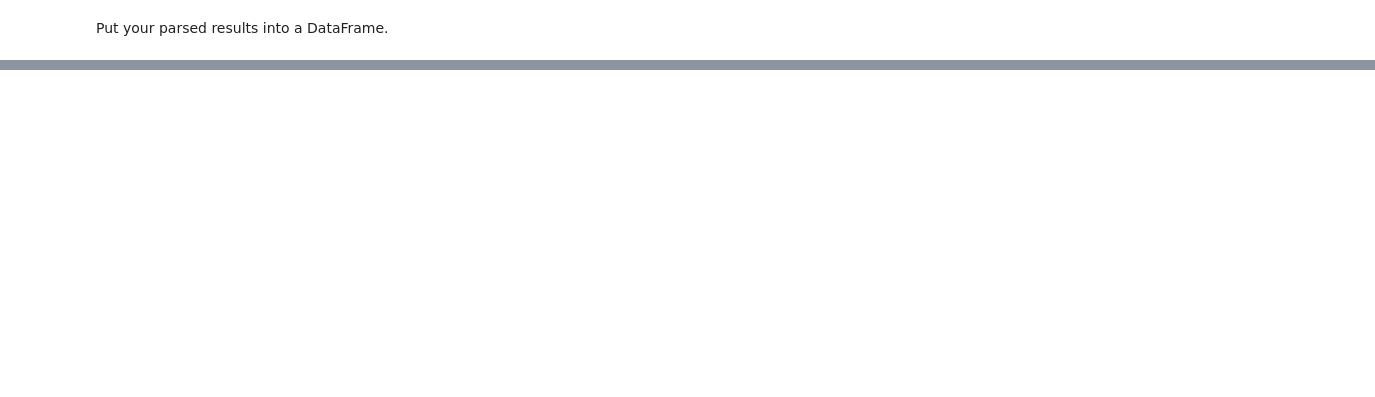
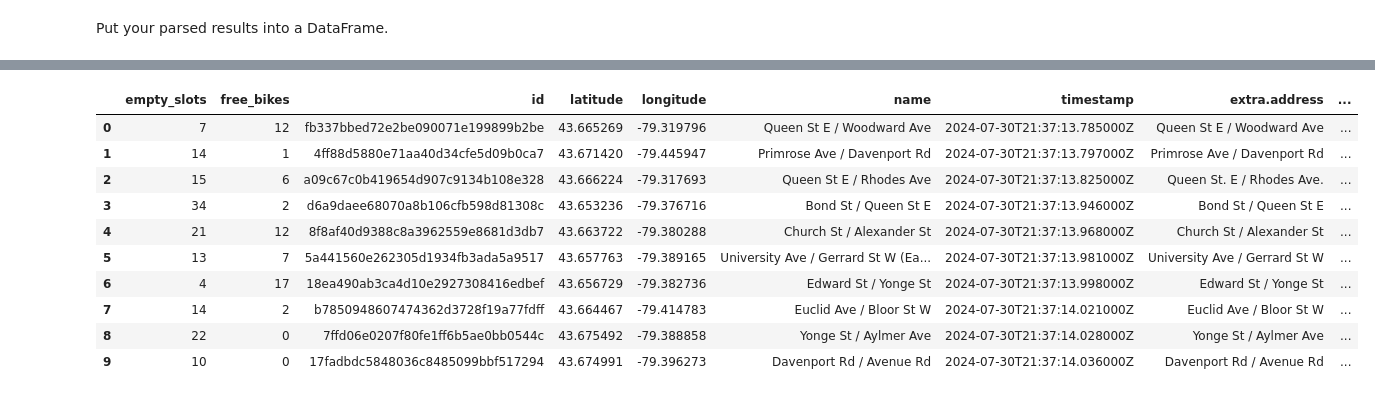
Before and after one commit to tjjdoherty/python-statistical-modelling, a Jupyter notebook: notebooks/city_bikes.ipynb, the cells around one changed output, grey strips where cells are left out. Saved outputs shown, nothing was run; the diff lists cells and outputs as text; code cells hidden in the pictures; blank space fills up the shorter version.

Commit message:
pulled Toronto bike stations df
I have a pd dataframe for the Toronto Bike Share ready to coincide with the Foursquare API in the next step

```diff
--- a/notebooks/city_bikes.ipynb
+++ b/notebooks/city_bikes.ipynb
@@ -60,2 +58,13 @@ Error:
+# %%
+# we have the href for toronto /v2/networks/bixi-toronto and according to api documentation we make the call by adding fields ?field=list,of,fields
+
+href_toronto = "/v2/networks/bixi-toronto"
+
+response = requests.request('GET', url="https://api.citybik.es/v2/networks/bixi-toronto?fields=stations")
+data_stations = response.json()
+
+
+# NOTE: Current call was made at 5:30pm on Tuesday afternoon in late July
+# Excellent warm clear weather, after work dinner/drinks rush, excellent conditions for cycling downtown
 # %% [markdown]
 Put your parsed results into a DataFrame.
@@ -64,0 +71,15 @@ Error:
+# %%
+df_toronto_stations = pd.json_normalize(data_stations['network']['stations'])
+df_toronto_stations.head(10)
+# %% [output]
+|  | empty_slots | free_bikes | id | latitude | longitude | name | timestamp | extra.address | ... |
+| 0 | 7 | 12 | fb337bbed72e2be090071e199899b2be | 43.665269 | -79.319796 | Queen St E / Woodward Ave | 2024-07-30T21:37:13.785000Z | Queen St E / Woodward Ave | ... |
+| 1 | 14 | 1 | 4ff88d5880e71aa40d34cfe5d09b0ca7 | 43.671420 | -79.445947 | Primrose Ave / Davenport Rd | 2024-07-30T21:37:13.797000Z | Primrose Ave / Davenport Rd | ... |
+| 2 | 15 | 6 | a09c67c0b419654d907c9134b108e328 | 43.666224 | -79.317693 | Queen St E / Rhodes Ave | 2024-07-30T21:37:13.825000Z | Queen St. E / Rhodes Ave. | ... |
+| 3 | 34 | 2 | d6a9daee68070a8b106cfb598d81308c | 43.653236 | -79.376716 | Bond St / Queen St E | 2024-07-30T21:37:13.946000Z | Bond St / Queen St E | ... |
+| 4 | 21 | 12 | 8f8af40d9388c8a3962559e8681d3db7 | 43.663722 | -79.380288 | Church St / Alexander St | 2024-07-30T21:37:13.968000Z | Church St / Alexander St | ... |
+| 5 | 13 | 7 | 5a441560e262305d1934fb3ada5a9517 | 43.657763 | -79.389165 | University Ave / Gerrard St W (Ea... | 2024-07-30T21:37:13.981000Z | University Ave / Gerrard St W | ... |
+| 6 | 4 | 17 | 18ea490ab3ca4d10e2927308416edbef | 43.656729 | -79.382736 | Edward St / Yonge St | 2024-07-30T21:37:13.998000Z | Edward St / Yonge St | ... |
+| 7 | 14 | 2 | b7850948607474362d3728f19a77fdff | 43.664467 | -79.414783 | Euclid Ave / Bloor St W | 2024-07-30T21:37:14.021000Z | Euclid Ave / Bloor St W | ... |
+| 8 | 22 | 0 | 7ffd06e0207f80fe1ff6b5ae0bb0544c | 43.675492 | -79.388858 | Yonge St / Aylmer Ave | 2024-07-30T21:37:14.028000Z | Yonge St / Aylmer Ave | ... |
+| 9 | 10 | 0 | 17fadbdc5848036c8485099bbf517294 | 43.674991 | -79.396273 | Davenport Rd / Avenue Rd | 2024-07-30T21:37:14.036000Z | Davenport Rd / Avenue Rd | ... |
```
Also changed, not shown: parts of 4 cells of this notebook.
